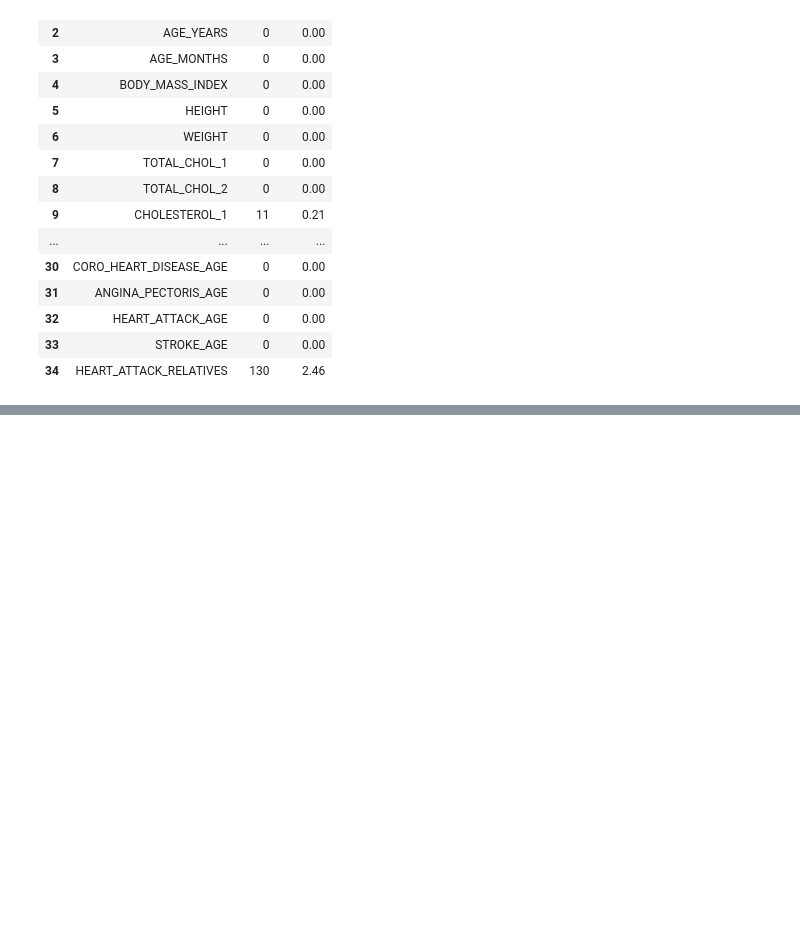
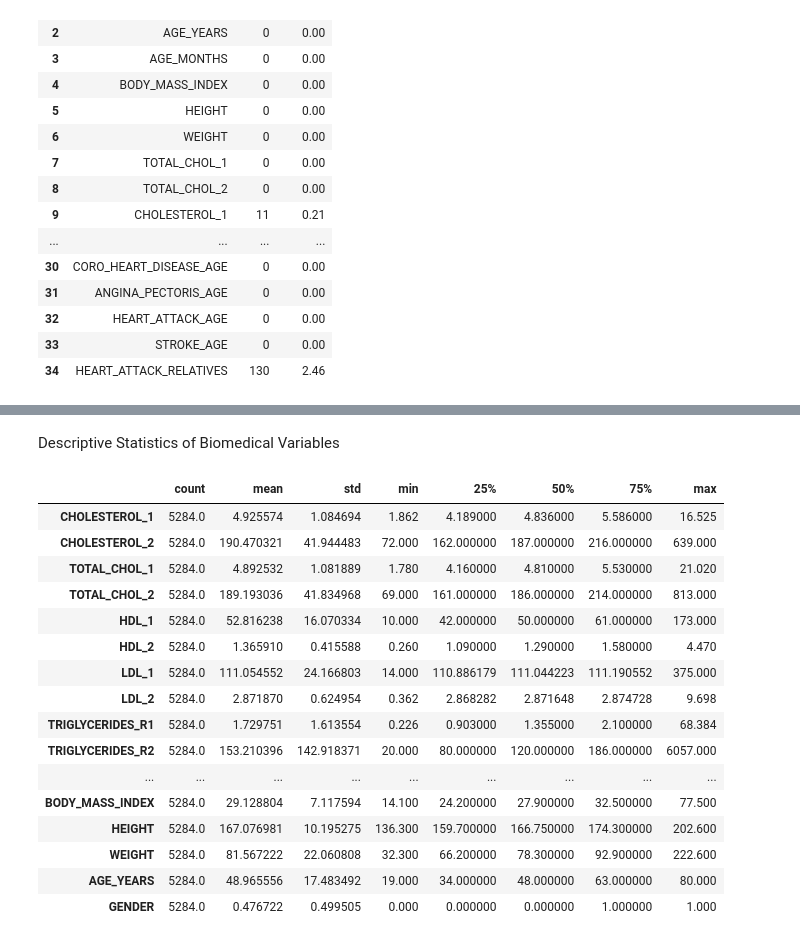
Before and after one commit to FrancoPalavicinoG/cellia, a Jupyter notebook: notebooks/02_ETL.ipynb, the cells around one changed output, grey strips where cells are left out. Cells and saved outputs as stored; diff of their text form; code cells hidden in the pictures; blank space fills up the shorter version.

```diff
--- a/notebooks/02_ETL.ipynb
+++ b/notebooks/02_ETL.ipynb
@@ -418,0 +453,22 @@ Dataset: Merged
+# %% [markdown]
+Descriptive Statistics of Biomedical Variables
+# %%
+df[bio_cols].describe().T
+# %% [output]
+|  | count | mean | std | min | 25% | 50% | 75% | max |
+| CHOLESTEROL_1 | 5284.0 | 4.925574 | 1.084694 | 1.862 | 4.189000 | 4.836000 | 5.586000 | 16.525 |
+| CHOLESTEROL_2 | 5284.0 | 190.470321 | 41.944483 | 72.000 | 162.000000 | 187.000000 | 216.000000 | 639.000 |
+| TOTAL_CHOL_1 | 5284.0 | 4.892532 | 1.081889 | 1.780 | 4.160000 | 4.810000 | 5.530000 | 21.020 |
+| TOTAL_CHOL_2 | 5284.0 | 189.193036 | 41.834968 | 69.000 | 161.000000 | 186.000000 | 214.000000 | 813.000 |
+| HDL_1 | 5284.0 | 52.816238 | 16.070334 | 10.000 | 42.000000 | 50.000000 | 61.000000 | 173.000 |
+| HDL_2 | 5284.0 | 1.365910 | 0.415588 | 0.260 | 1.090000 | 1.290000 | 1.580000 | 4.470 |
+| LDL_1 | 5284.0 | 111.054552 | 24.166803 | 14.000 | 110.886179 | 111.044223 | 111.190552 | 375.000 |
+| LDL_2 | 5284.0 | 2.871870 | 0.624954 | 0.362 | 2.868282 | 2.871648 | 2.874728 | 9.698 |
+| TRIGLYCERIDES_R1 | 5284.0 | 1.729751 | 1.613554 | 0.226 | 0.903000 | 1.355000 | 2.100000 | 68.384 |
+| TRIGLYCERIDES_R2 | 5284.0 | 153.210396 | 142.918371 | 20.000 | 80.000000 | 120.000000 | 186.000000 | 6057.000 |
+| ... | ... | ... | ... | ... | ... | ... | ... | ... |
+| BODY_MASS_INDEX | 5284.0 | 29.128804 | 7.117594 | 14.100 | 24.200000 | 27.900000 | 32.500000 | 77.500 |
+| HEIGHT | 5284.0 | 167.076981 | 10.195275 | 136.300 | 159.700000 | 166.750000 | 174.300000 | 202.600 |
+| WEIGHT | 5284.0 | 81.567222 | 22.060808 | 32.300 | 66.200000 | 78.300000 | 92.900000 | 222.600 |
+| AGE_YEARS | 5284.0 | 48.965556 | 17.483492 | 19.000 | 34.000000 | 48.000000 | 63.000000 | 80.000 |
+| GENDER | 5284.0 | 0.476722 | 0.499505 | 0.000 | 0.000000 | 0.000000 | 1.000000 | 1.000 |
```
Also changed, not shown: parts of 12 cells of this notebook.
